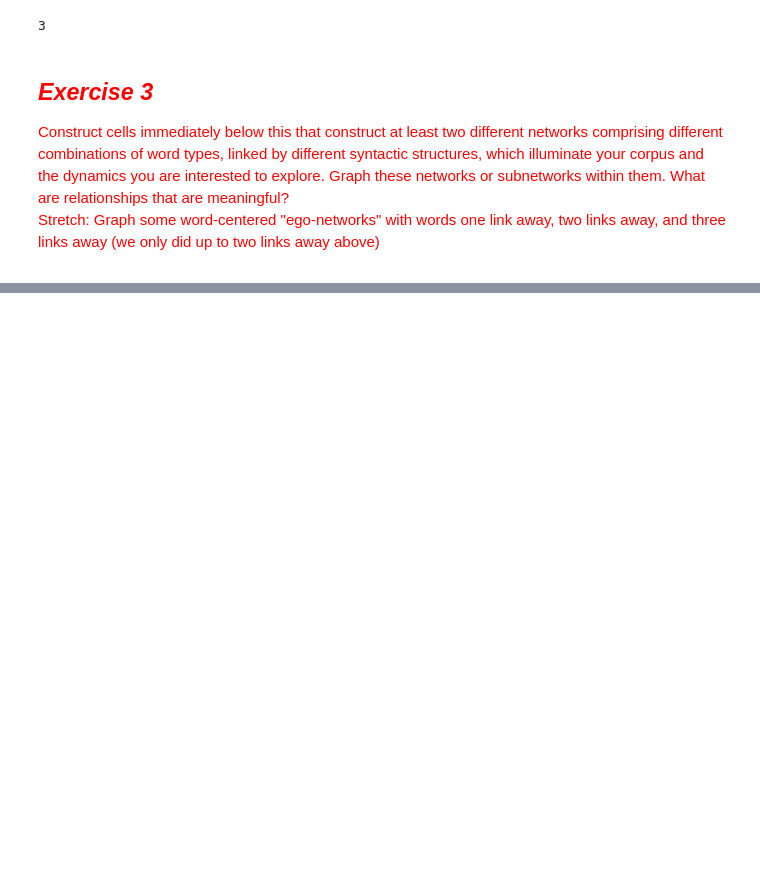
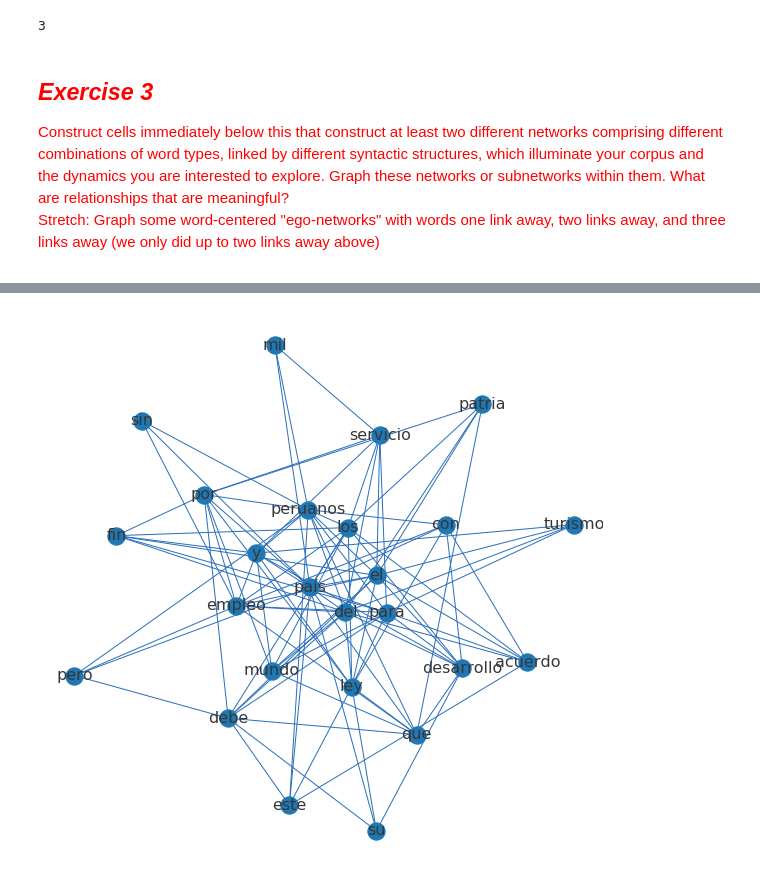
Before and after one commit to ccsuehara/Content-Analysis-2020, a Jupyter notebook: week-5/HW5_exercise.ipynb, the cells around one changed output, grey strips where cells are left out. Cells and saved outputs as stored; diff of their text form; code cells hidden in the pictures; blank space fills up the shorter version.

```diff
--- a/week-5/HW5_exercise.ipynb
+++ b/week-5/HW5_exercise.ipynb
@@ -724,0 +908,8 @@ Stretch: Graph some word-centered "ego-networks" with words one link away, two l
+# %%
+storyNeighbors = set(gNV.neighbors('del'))
+storyNeighborsPlus1 = set(storyNeighbors)
+for n in storyNeighbors:
+    storyNeighborsPlus1 |= set(gNV.neighbors(n))
+# %%
+gNV_story = gNV.subgraph(storyNeighborsPlus1)
+print(nx.info(gNV_story))
@@ -724,0 +935,10 @@ Stretch: Graph some word-centered "ego-networks" with words one link away, two l
+# %%
+layout_story = nx.spring_layout(gNV_story, weight='weight', iterations= 100)
+fig, ax = plt.subplots(figsize = (10,10))
+nx.draw(gNV_story, ax = ax, pos = layout_story, labels = {n: n for n in gNV_story.nodes()},
+        font_size = 16,
+        font_color = 'xkcd:dark grey',
+        edge_color = 'xkcd:medium blue',
+       )
+# %% [output]
+[figure, added]
```
Also changed, not shown: parts of 25 cells of this notebook.
